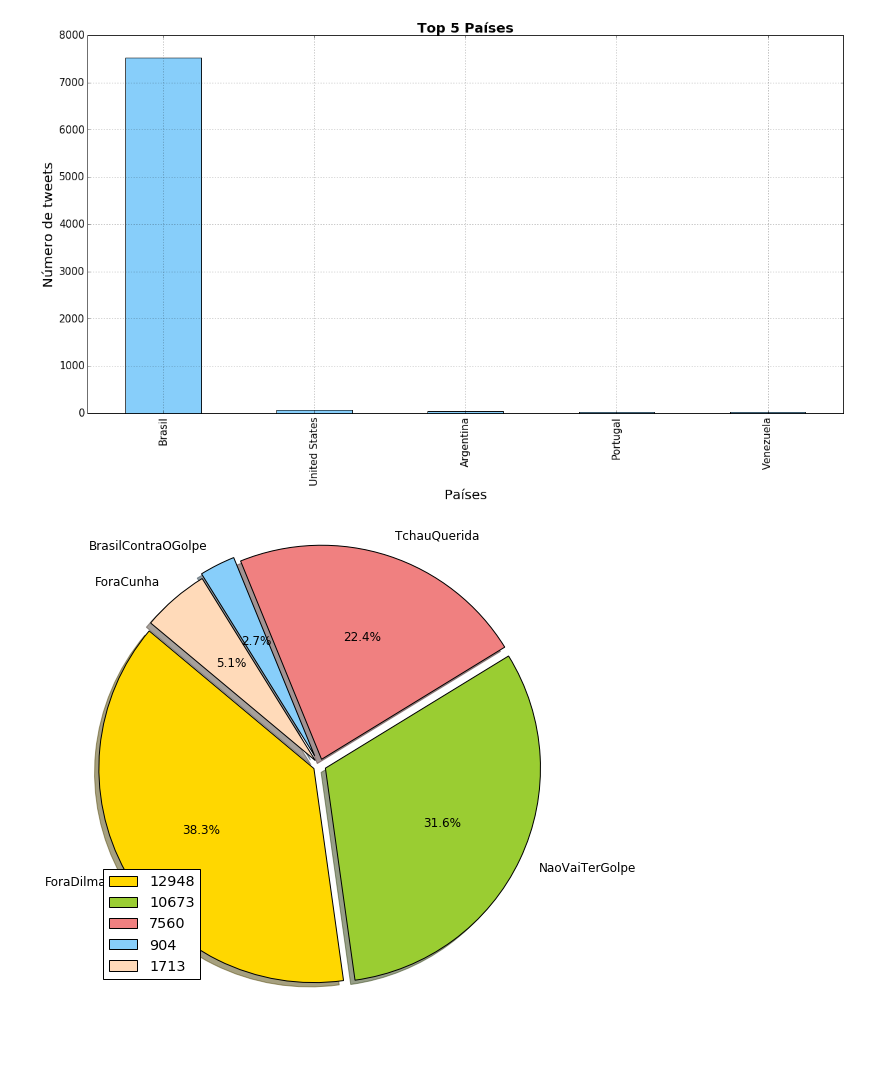
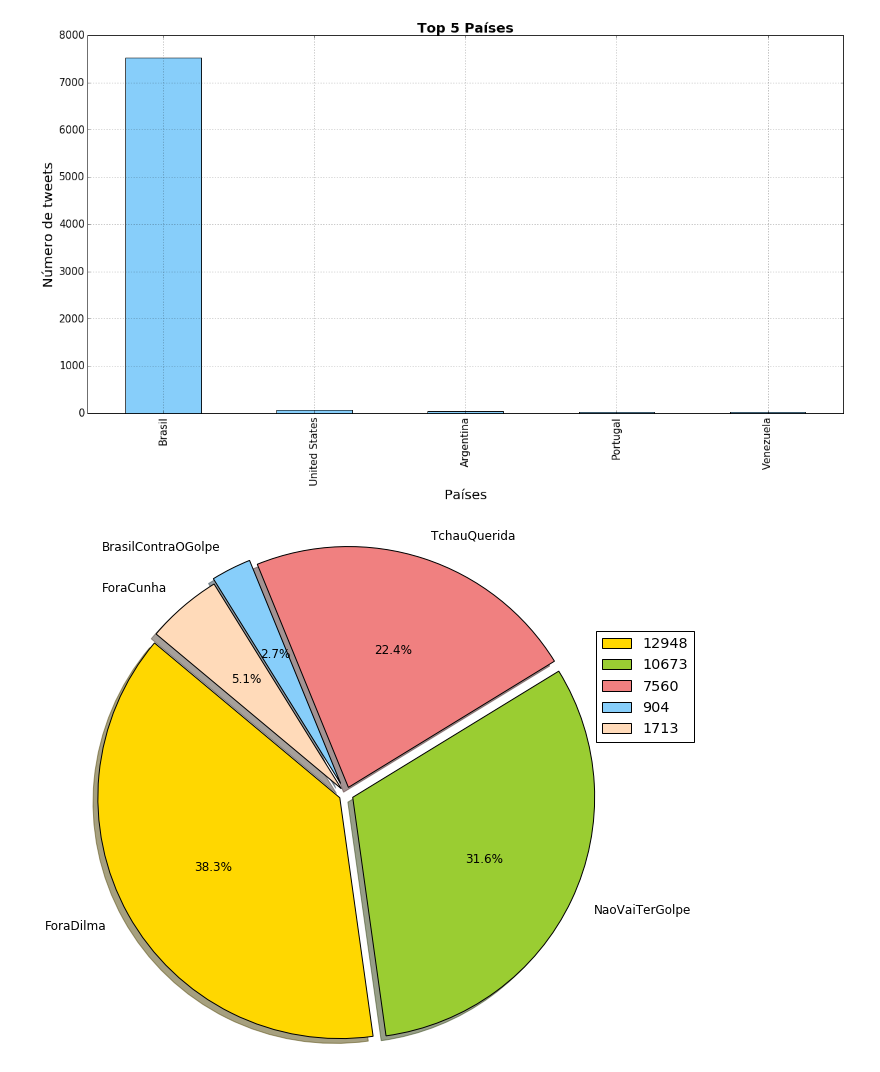
Before and after one commit to medeirosthiago/glue-grade, a Jupyter notebook: src/py2/twitter/tweepy-small.ipynb, the cells around one changed output. Cells and saved outputs as stored; diff of their text form; code cells hidden in the pictures; blank space fills up the shorter version.

```diff
--- a/src/py2/twitter/tweepy-small.ipynb
+++ b/src/py2/twitter/tweepy-small.ipynb
@@ -63,36 +66,36 @@ def word_in_text(word, text):
     match = re.search(word, text)
     if match:
         return True
     return False
 
 tweets['NaoVaiTerGolpe'] = tweets['text'].apply(lambda tweet: word_in_text('NaoVaiTerGolpe', tweet))
 tweets['TchauQuerida'] = tweets['text'].apply(lambda tweet: word_in_text('TchauQuerida', tweet))
 tweets['ForaDilma'] = tweets['text'].apply(lambda tweet: word_in_text('ForaDilma', tweet))
 tweets['BrasilContraOGolpe'] = tweets['text'].apply(lambda tweet: word_in_text('BrasilContraOGolpe', tweet))
 tweets['ForaCunha'] = tweets['text'].apply(lambda tweet: word_in_text('ForaCunha', tweet))
 
 # print tweets['FicaQuerida'].value_counts()[True]
 # print tweets['NaoVaiTerGolpe'].value_counts()[True]
 # print tweets['ForaPT'].value_counts()[True]
 
 hashtags = ['ForaDilma', 'NaoVaiTerGolpe', 'TchauQuerida', 'BrasilContraOGolpe', 'ForaCunha']
 tweets_by_hashtags = [tweets['ForaDilma'].value_counts()[True],
                       tweets['NaoVaiTerGolpe'].value_counts()[True],
                       tweets['TchauQuerida'].value_counts()[True],
                       tweets['BrasilContraOGolpe'].value_counts()[True],
                       tweets['ForaCunha'].value_counts()[True]]
 
-plt.subplots(figsize=(8,8))
+plt.subplots(figsize=(9,9))
 colors = ['gold', 'yellowgreen', 'lightcoral', 'lightskyblue', 'peachpuff']
 explode = (0.03, 0.03, 0.03, 0.05, 0.03)
 plt.pie(tweets_by_hashtags, explode=explode, labels=hashtags, colors=colors,
         autopct='%1.1f%%', shadow=True, startangle=140)
 plt.rcParams['font.size'] = 12
-plt.legend(tweets_by_hashtags, loc="best")
+plt.legend(tweets_by_hashtags, loc=(1,.6))
 plt.axis('equal')
 plt.show()
 # %% [output]
-[figure, old version]
+[figure, new version]
 # %%
 tweets['nao'] = tweets['text'].apply(lambda tweet: word_in_text('nao', tweet))
 tweets['sim'] = tweets['text'].apply(lambda tweet: word_in_text('sim', tweet))
```
Also changed, not shown: parts of 7 cells of this notebook, 2 other files.
